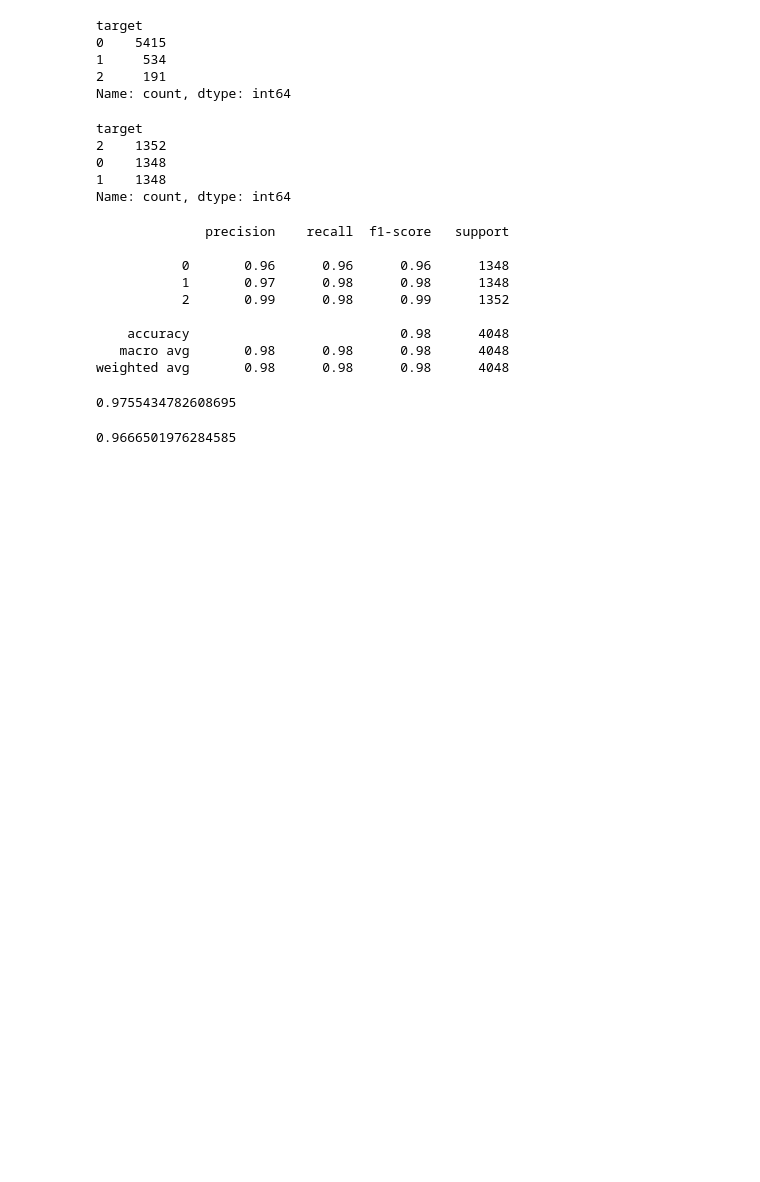
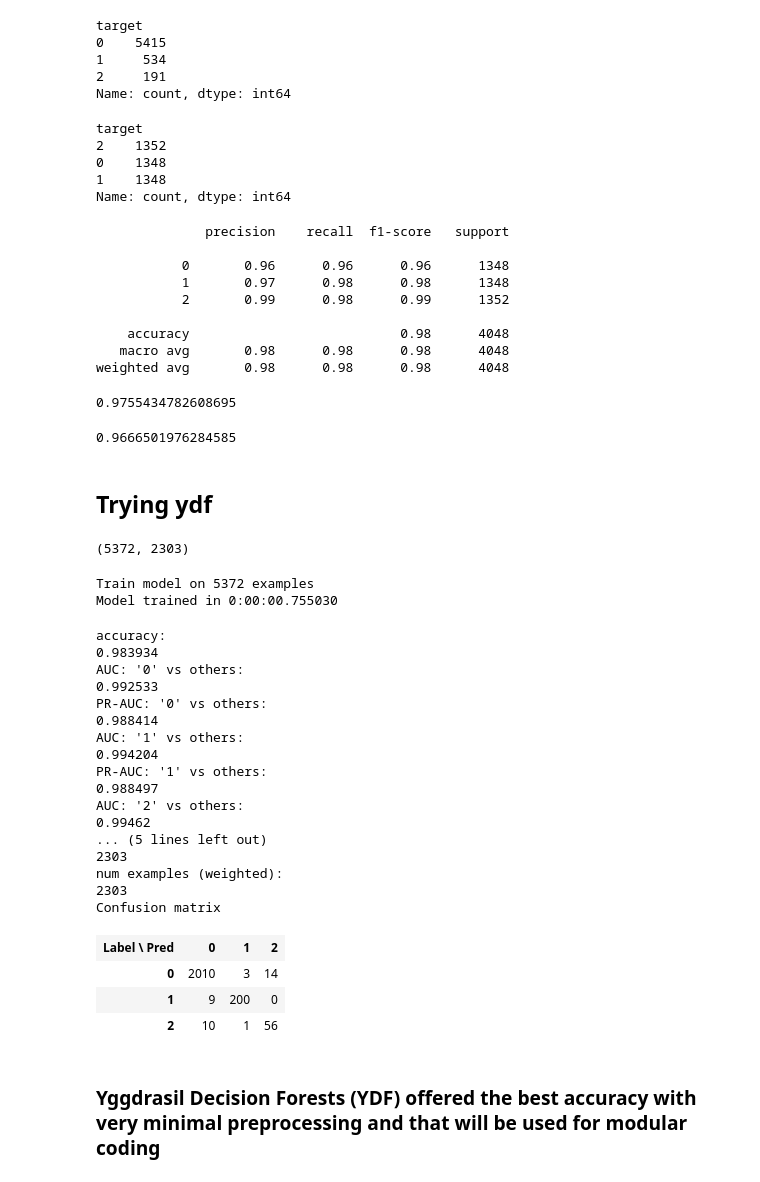
Before and after one commit to tejas05in/Thyroid-Disease-Prediction, a Jupyter notebook: research/model_building.ipynb, the cells around one changed output. Cells and saved outputs as stored; diff of their text form; code cells hidden in the pictures; blank space fills up the shorter version.

```diff
--- a/research/model_building.ipynb
+++ b/research/model_building.ipynb
@@ -199,3 +199,40 @@ y_pred = model_1.predict(X_test)
 print(accuracy_score(y_test, y_pred))
 # %% [output]
 0.9666501976284585
+# %% [markdown]
+## Trying ydf
+# %%
+# split dataset into training and testing
+train_df , test_df = train_test_split(df,test_size=0.3,random_state=42)
+len(train_df) , len(test_df)
+# %% [output]
+(5372, 2303)
+# %%
+model = ydf.GradientBoostedTreesLearner(label="target").train(train_df)
+# %% [output]
+Train model on 5372 examples
+Model trained in 0:00:00.755030
+# %%
+model.evaluate(test_df)
+# %% [output]
+accuracy:
+0.983934
+AUC: '0' vs others:
+0.992533
+PR-AUC: '0' vs others:
+0.988414
+AUC: '1' vs others:
+0.994204
+PR-AUC: '1' vs others:
+0.988497
+AUC: '2' vs others:
+0.99462
+... (5 lines left out)
+2303
+num examples (weighted):
+2303
+Confusion matrix
+| Label \ Pred | 0 | 1 | 2 |
+| 0 | 2010 | 3 | 14 |
+| 1 | 9 | 200 | 0 |
+| 2 | 10 | 1 | 56 |
@@ -201,0 +241,2 @@ print(accuracy_score(y_test, y_pred))
+# %% [markdown]
+### **Yggdrasil Decision Forests (YDF) offered the best accuracy with very minimal preprocessing and that will be used for modular coding**
```
Also changed, not shown: parts of 2 cells of this notebook, 2 other files.
